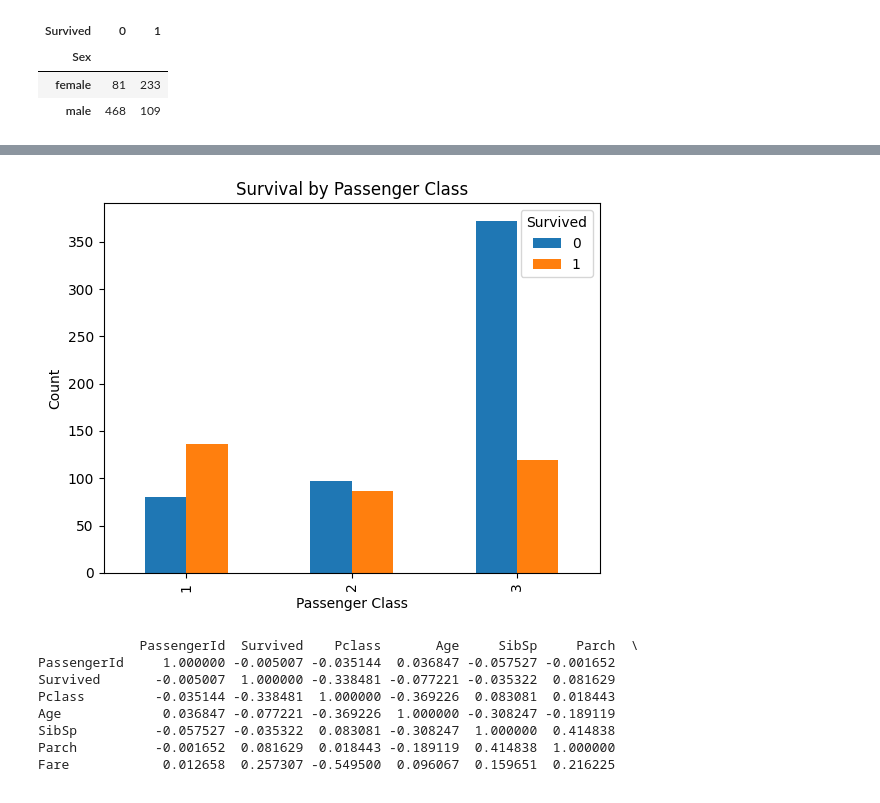
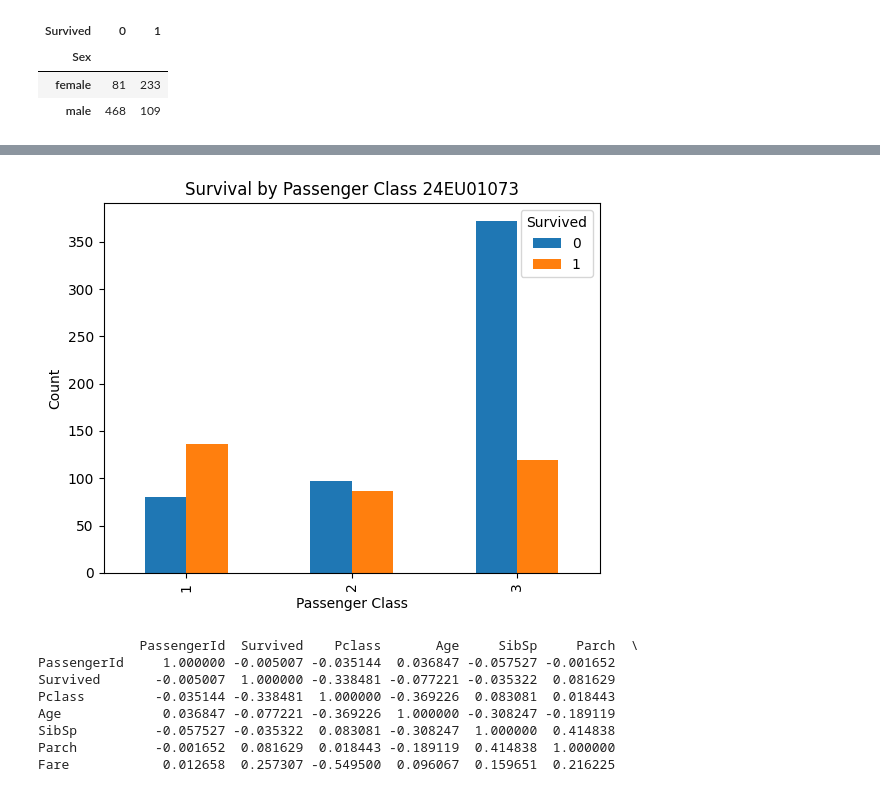
Before and after one commit to sanjuchatrathi-star/ML, a Jupyter notebook: Experiment1_PostLab.ipynb, the cells around one changed output, grey strips where cells are left out. Saved outputs shown, nothing was run; the diff lists cells and outputs as text; code cells hidden in the pictures.

```diff
--- a/Experiment1_PostLab.ipynb
+++ b/Experiment1_PostLab.ipynb
@@ -157,13 +157,13 @@ plt.show()
 # %%
 pd.crosstab(df["Pclass"], df["Survived"]).plot(kind="bar")
 
-plt.title("Survival by Passenger Class")
+plt.title("Survival by Passenger Class 24EU01073")
 plt.xlabel("Passenger Class")
 plt.ylabel("Count")
 
 plt.show()
 # %% [output]
-[figure, old version]
+[figure, new version]
 # %%
 numeric_df = df.select_dtypes(include="number")
 
```
Also changed, not shown: parts of 7 cells of this notebook.
